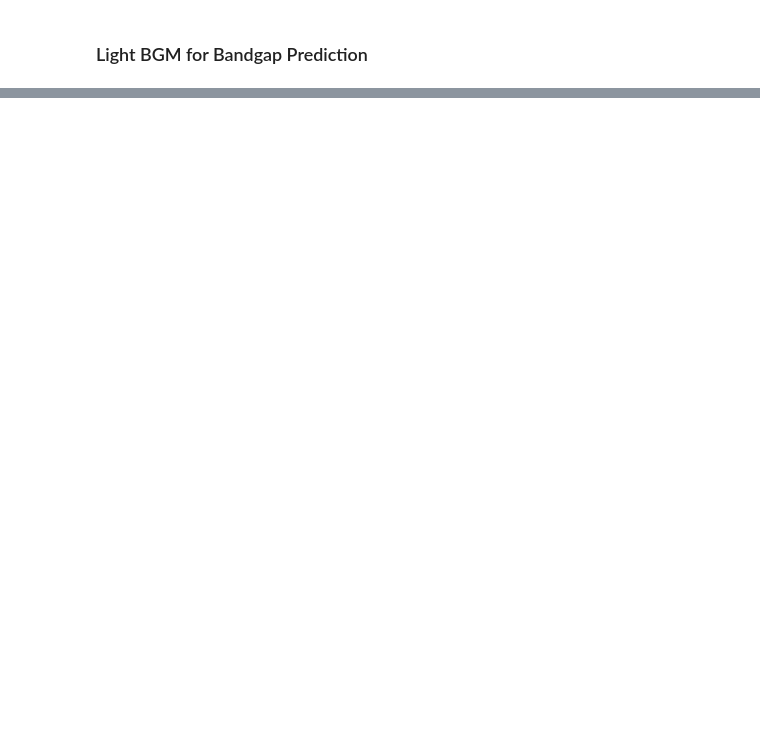
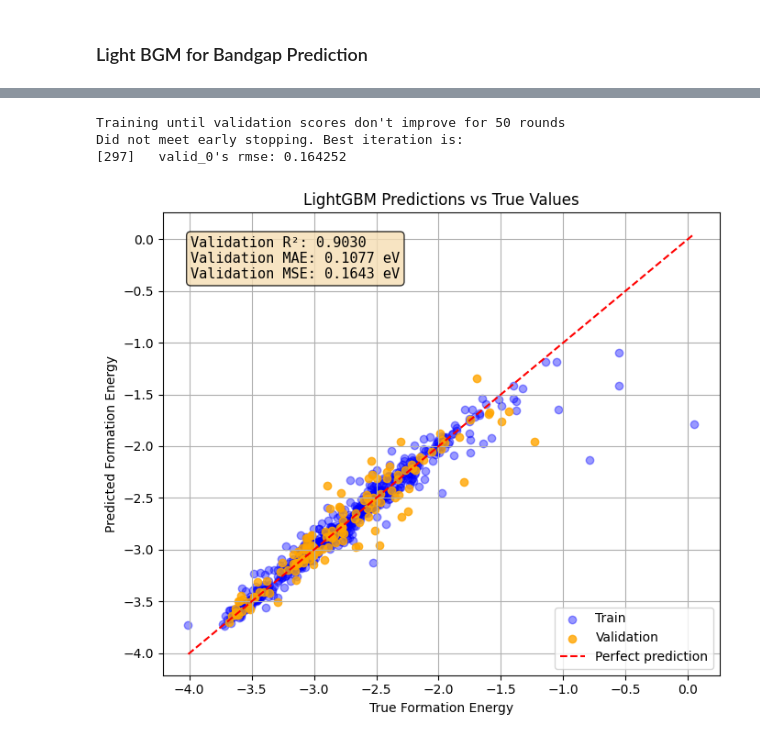
Before and after one commit to jetyue04/bandgap-prediction, a Jupyter notebook: notebooks/lightbgm.ipynb, the cells around one changed output, grey strips where cells are left out. Saved outputs shown, nothing was run; the diff lists cells and outputs as text; code cells hidden in the pictures; blank space fills up the shorter version.

```diff
--- a/notebooks/lightbgm.ipynb
+++ b/notebooks/lightbgm.ipynb
@@ -111,0 +276,79 @@ plt.show()
+# %%
+best_params_formation = {
+    'objective': 'regression',
+    'metric': 'rmse',
+    'boosting_type': 'gbdt',
+    'learning_rate': 0.05,
+    'num_leaves': 15,
+    'max_depth': 6,
+    'n_estimators': 300,
+    'subsample': 1.0,
+    'colsample_bytree': 0.6,
+    'reg_alpha': 0.1,
+    'reg_lambda': 0,
+    'verbose': -1
+}
+
+
+bst_formation = lgb.train(
+    best_params_formation,
+    train_formation,
+    valid_sets=[val_formation],
+    callbacks=[lgb.early_stopping(stopping_rounds=50)]
+    # early_stopping_rounds=50,
+    # verbose_eval=False
+)
+
+y_pred_formation_train = bst_formation.predict(X_formation_train, num_iteration=bst_formation.best_iteration)
+y_pred_formation_val = bst_formation.predict(X_formation_val, num_iteration=bst_formation.best_iteration)
+# y_pred = bst.predict(X_test, num_iteration=bst.best_iteration)
+# mse = mean_squared_error(y_test, y_pred)
+# %% [output]
+Training until validation scores don't improve for 50 rounds
+Did not meet early stopping. Best iteration is:
+[297]   valid_0's rmse: 0.164252
+# %%
+y_pred_formation_train = bst_formation.predict(X_formation_train, num_iteration=bst_formation.best_iteration)
+y_pred_formation_val = bst_formation.predict(X_formation_val, num_iteration=bst_formation.best_iteration)
+fig, ax = plt.subplots(figsize=(7, 6))
+
+# Training set
+ax.scatter(y_formation_train, y_pred_formation_train,
+           label='Train', alpha=0.4, color='blue')
+
+# Validation set
+ax.scatter(y_formation_val, y_pred_formation_val,
+           label='Validation', alpha=0.8, color='orange')
+
+# Perfect prediction line
+low = min(min(y_formation_train), min(y_formation_val))
+high = max(max(y_formation_train), max(y_formation_val))
+ax.plot([low, high], [low, high], '--k', color = 'red', label='Perfect prediction')
+
+# Labels
+ax.set_xlabel("True Formation Energy")
+ax.set_ylabel("Predicted Formation Energy")
+ax.set_title("LightGBM Predictions vs True Values")
+ax.legend(loc='lower right')
+ax.grid(True)
+
+# Metrics
+rmse = np.sqrt(mean_squared_error(y_formation_val, y_pred_formation_val))
+r2 = r2_score(y_formation_val, y_pred_formation_val)
+mae = mean_absolute_error(y_formation_val, y_pred_formation_val)
+
+textstr = (
+    f'Validation R²: {r2:.4f}\n'
+    f'Validation MAE: {mae:.4f} eV\n'
+    f'Validation MSE: {rmse:.4f} eV'
+)
+
+props = dict(boxstyle='round', facecolor='wheat', alpha=0.8)
+ax.text(0.05, 0.95, textstr, transform=ax.transAxes,
+        fontsize=11, verticalalignment='top',
+        bbox=props, family='monospace')
+
+plt.tight_layout()
+plt.show()
+# %% [output]
+[figure, added]
```
Also changed, not shown: parts of 30 cells of this notebook, 1 other file.
